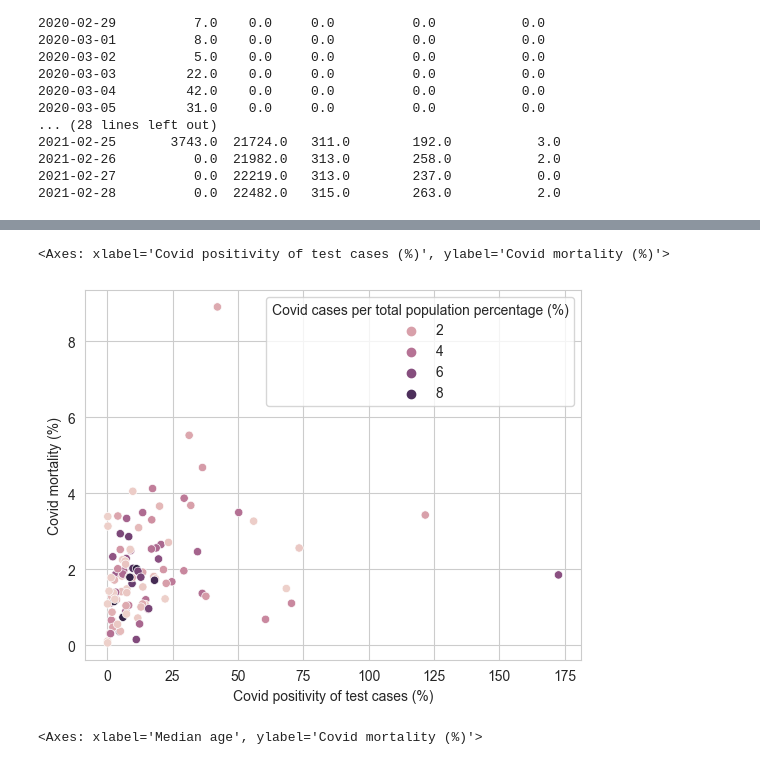
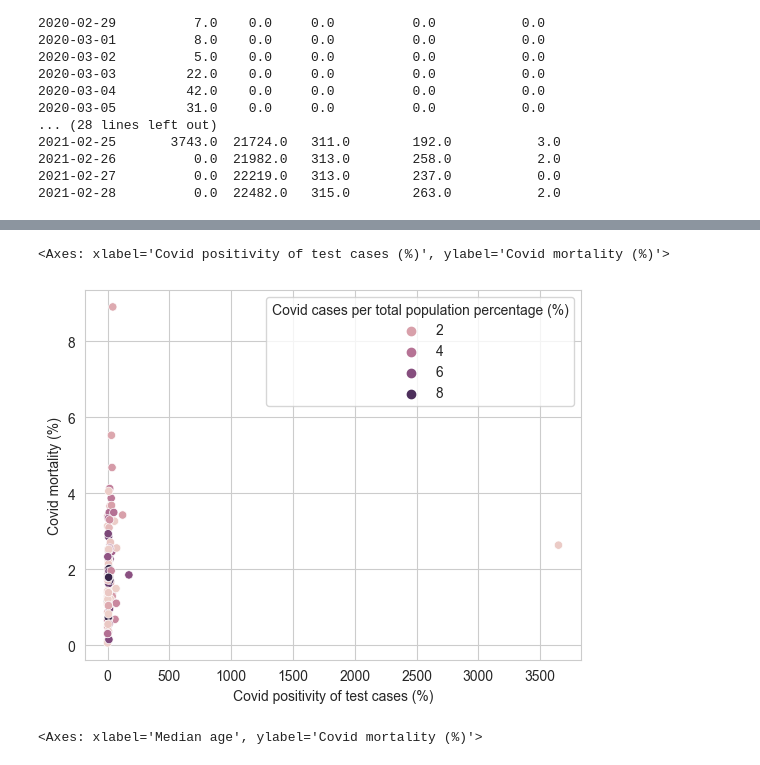
Before and after one commit to Andreas-Ts/Data-Mining-Project-Covid, a Jupyter notebook: Main.ipynb, the cells around one changed output, grey strips where cells are left out. Saved outputs shown, nothing was run; the diff lists cells and outputs as text; code cells hidden in the pictures.

```diff
--- a/Main.ipynb
+++ b/Main.ipynb
@@ -270,12 +340,13 @@ sns.set_style('whitegrid')
 # %%
 x_column='Covid positivity of test cases (%)'
 y_column='Covid mortality (%)'
-plot_data=countries_stats.drop(countries_stats[x_column].idxmax())
+plot_data=countries_stats
+#plot_data=countries_stats.drop(plot_data[x_column].idxmax())
 #plot_data=plot_data.drop(plot_data[y_column].idxmax()) #Use this to delete Mexico for plot visualization, in order to see in more detail the rest of the data
 sns.scatterplot(data=plot_data,x=x_column,y=y_column,hue='Covid cases per total population percentage (%)')
 # %% [output]
 <Axes: xlabel='Covid positivity of test cases (%)', ylabel='Covid mortality (%)'>
-[figure, old version]
+[figure, new version]
 # %%
 fig, axis =plt.subplots(1,2)
 x_column='Population aged 65 and over (%)'
```
Also changed, not shown: parts of 59 cells of this notebook.
